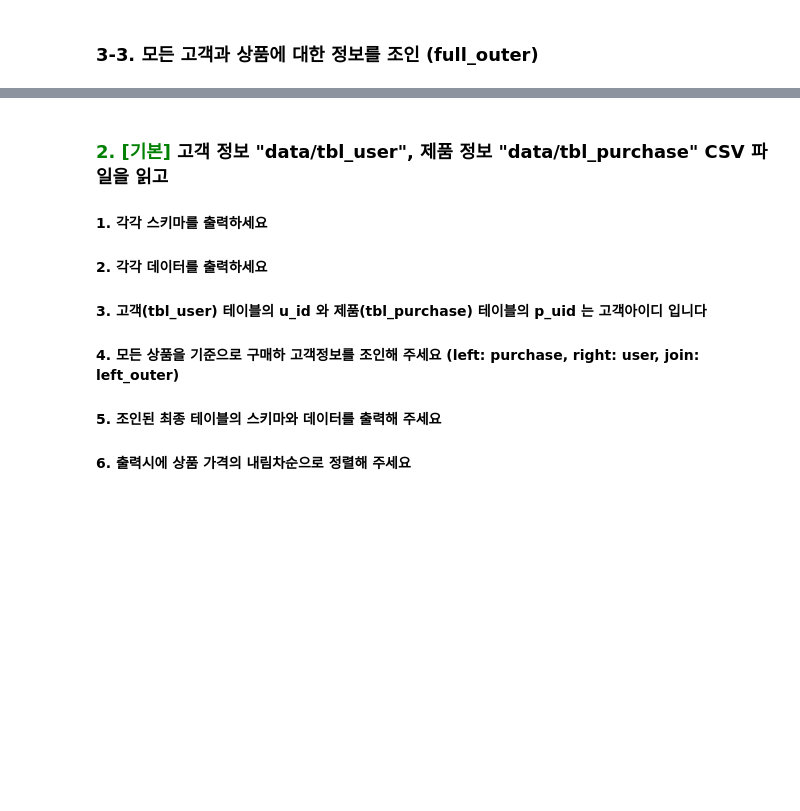
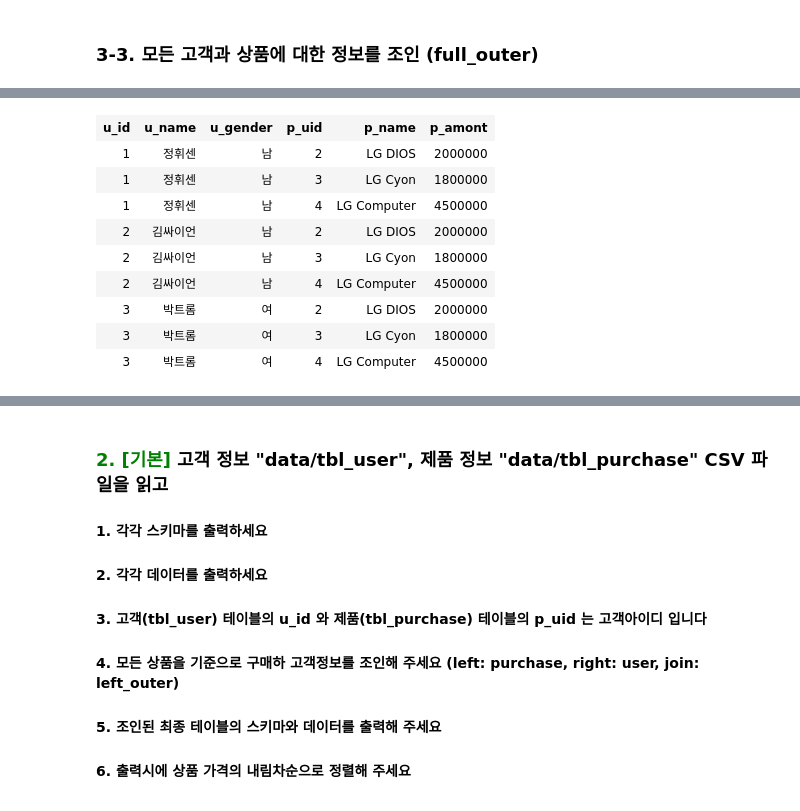
Before and after one commit to psyoblade/data-engineer-intermediate-training, a Jupyter notebook: day4/notebooks/lgde-spark-core-4-join.ipynb, the cells around one changed output, grey strips where cells are left out. Saved outputs shown, nothing was run; the diff lists cells and outputs as text; code cells hidden in the pictures; folded sections open; blank space fills up the shorter version.

```diff
--- a/day4/notebooks/lgde-spark-core-4-join.ipynb
+++ b/day4/notebooks/lgde-spark-core-4-join.ipynb
@@ -192,0 +258,14 @@ user.join(purchase, user.u_id == purchase.p_uid, "full_outer").orderBy(purchase.
+# %%
+# 지정된 필드의 값이 일치하는 경우 해당 필드를 기준으로 조인
+spark.sql("SELECT * FROM user NATURAL JOIN purchase")
+# %% [output]
+| u_id | u_name | u_gender | p_uid | p_name | p_amont |
+| 1 | 정휘센 | 남 | 2 | LG DIOS | 2000000 |
+| 1 | 정휘센 | 남 | 3 | LG Cyon | 1800000 |
+| 1 | 정휘센 | 남 | 4 | LG Computer | 4500000 |
+| 2 | 김싸이언 | 남 | 2 | LG DIOS | 2000000 |
+| 2 | 김싸이언 | 남 | 3 | LG Cyon | 1800000 |
+| 2 | 김싸이언 | 남 | 4 | LG Computer | 4500000 |
+| 3 | 박트롬 | 여 | 2 | LG DIOS | 2000000 |
+| 3 | 박트롬 | 여 | 3 | LG Cyon | 1800000 |
+| 3 | 박트롬 | 여 | 4 | LG Computer | 4500000 |
```
Also changed, not shown: parts of 57 cells of this notebook, 4 other files.
